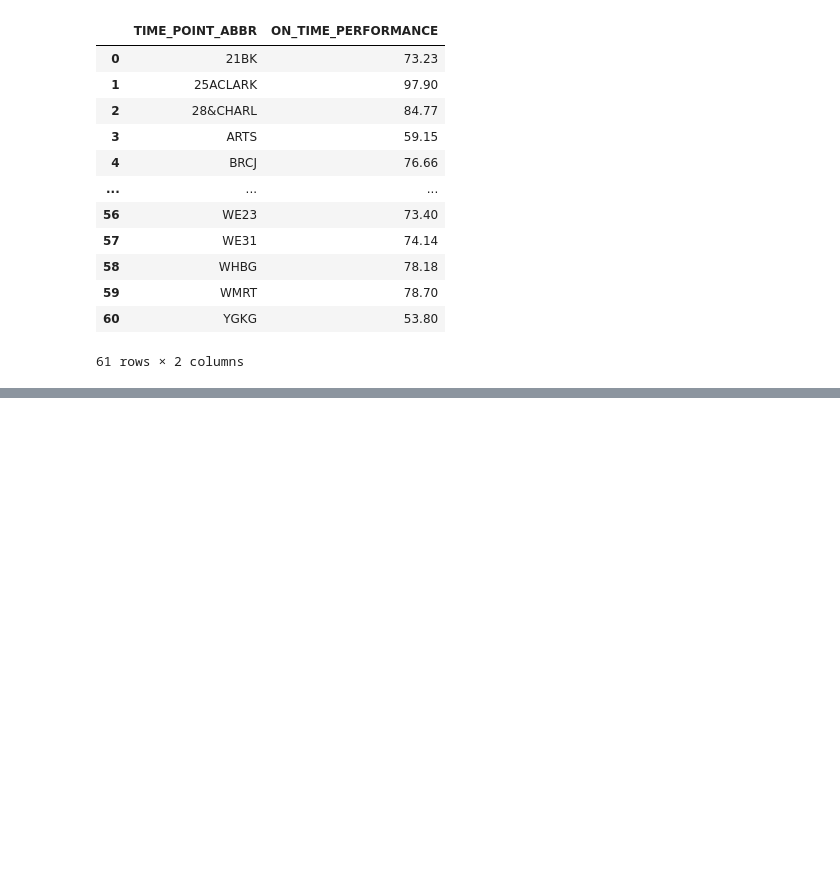
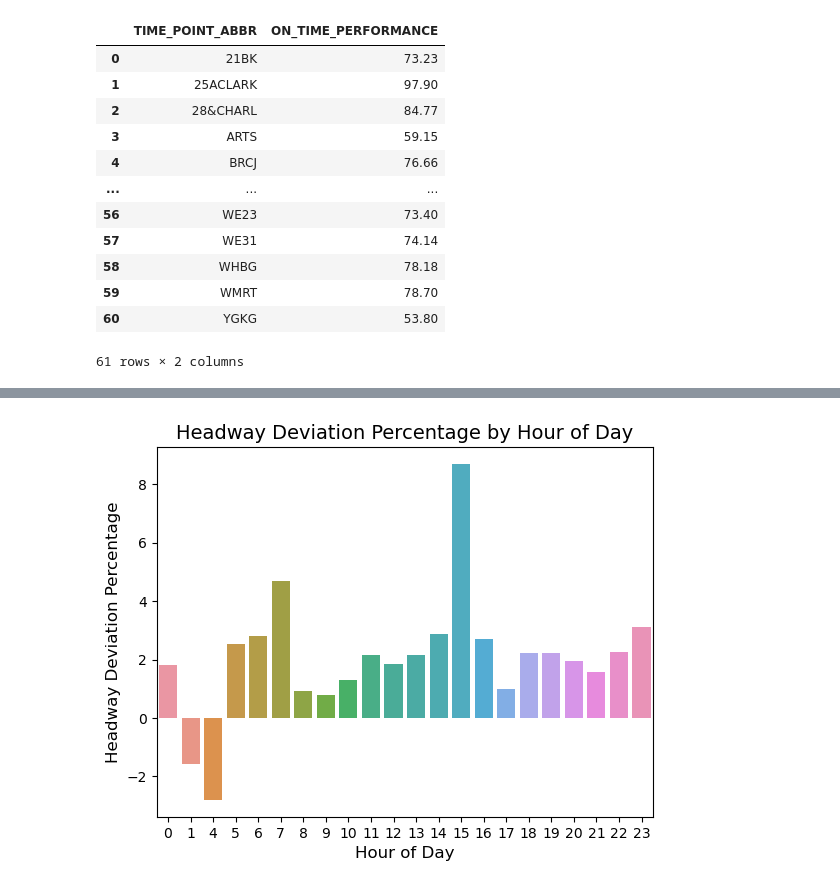
Before and after one commit to NSS-Data-Analytics-Cohort-11/wego-boomers, a Jupyter notebook: notebooks/WeGo.ipynb, the cells around one changed output, grey strips where cells are left out. Drawn from its saved outputs; the diff is of its cells as text; code cells hidden in the pictures; blank space fills up the shorter version.

```diff
--- a/notebooks/WeGo.ipynb
+++ b/notebooks/WeGo.ipynb
@@ -276,0 +314,19 @@ wego.groupby('TIME_POINT_ABBR')['HDWY_DEV_PERC'].agg(['min', 'mean', 'median', '
+# %%
+# Creating dataframe to look at headway deviation perc by hour
+h = wego.groupby('hour')['HDWY_DEV_PERC'].mean().reset_index()
+
+# Plotting
+sns.barplot(
+    x="hour",
+    y="HDWY_DEV_PERC",
+    data=h,
+    errorbar=None)
+
+# Fine tuning
+plt.xlabel("Hour of Day", fontsize=12)
+plt.ylabel("Headway Deviation Percentage", fontsize=12)
+plt.title("Headway Deviation Percentage by Hour of Day", fontsize=14)
+
+plt.show()
+# %% [output]
+[figure, added]
```
Also changed, not shown: parts of 12 cells of this notebook.
